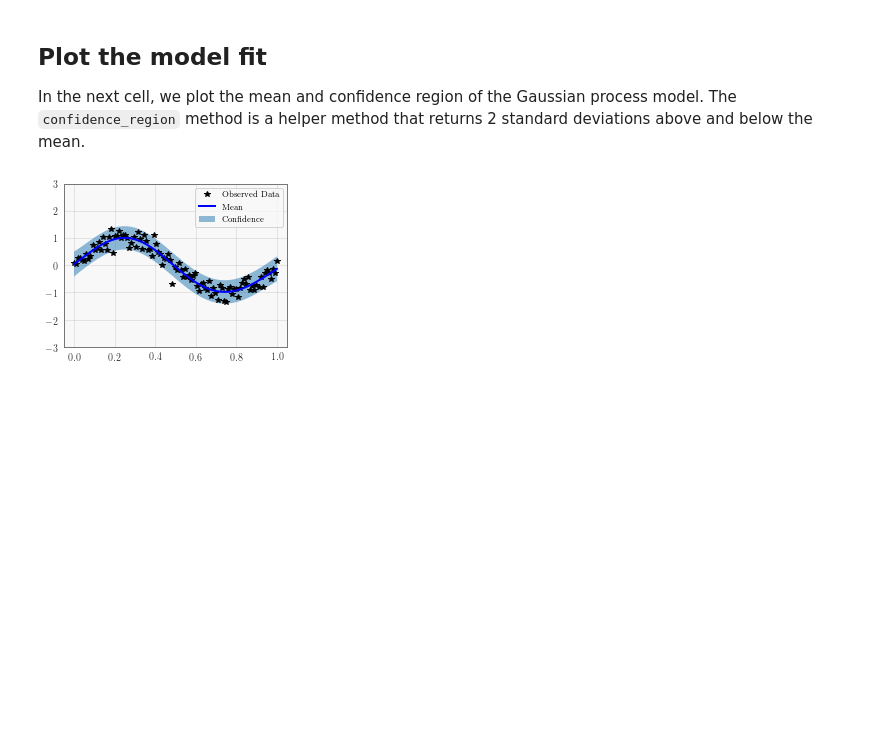
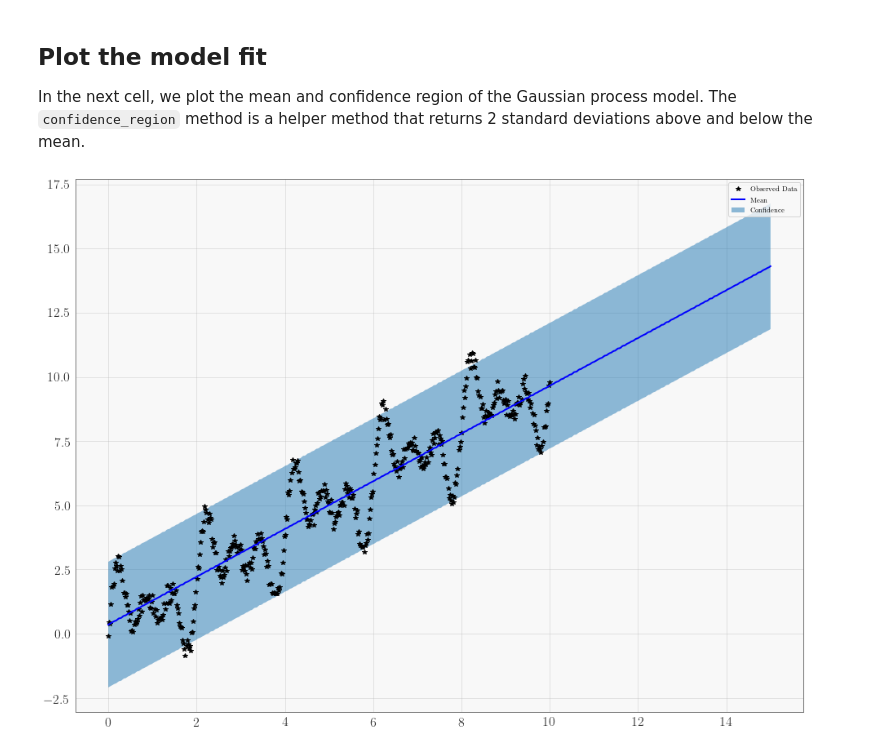
Before and after one commit to cornellius-gp/gpytorch, a Jupyter notebook: examples/01_Exact_GPs/Simple_GP_Regression.ipynb, the cells around one changed output. Drawn from its saved outputs; the diff is of its cells as text; code cells hidden in the pictures; blank space fills up the shorter version.

```diff
--- a/examples/01_Exact_GPs/Simple_GP_Regression.ipynb
+++ b/examples/01_Exact_GPs/Simple_GP_Regression.ipynb
@@ -30,7 +29,13 @@ The autoreload extension is already loaded. To reload it, use:
 
 In the next cell, we set up the training data for this example. We'll be using 100 regularly spaced points on [0,1] which we evaluate the function on and add Gaussian noise to get the training labels.
 # %%
-# Training data is 100 points in [0,1] inclusive regularly spaced
-train_x = torch.linspace(0, 1, 100)
+# Training data is 11 points in [0,1] inclusive regularly spaced
+train_x = torch.linspace(0, 10, 500).unsqueeze(-1).cuda()
 # True function is sin(2*pi*x) with Gaussian noise
-train_y = torch.sin(train_x * (2 * math.pi)) + torch.randn(train_x.size()) * 0.2
+train_y = torch.sin(train_x * (3 * math.pi)) + torch.sin(train_x * (2 * math.pi)) + torch.sin(train_x * (math.pi))
+# train_y = torch.sin(train_x * (2 * math.pi)) + 0.1 * torch.randn(train_x.size()).cuda()
+train_y = train_y.squeeze(-1).cuda()
+train_y = train_y + train_x.squeeze(-1)
+train_y = train_y + 0.2 * torch.randn(train_x.squeeze(-1).size()).cuda()
+
+plt.plot(train_x.squeeze().cpu(), train_y.squeeze().cpu())
@@ -74,8 +82,10 @@ covar_x = self.rbf_kernel_module(x) + self.white_noise_module(x)
 class ExactGPModel(gpytorch.models.ExactGP):
     def __init__(self, train_x, train_y, likelihood):
         super(ExactGPModel, self).__init__(train_x, train_y, likelihood)
-        self.mean_module = gpytorch.means.ConstantMean()
-        self.covar_module = gpytorch.kernels.ScaleKernel(gpytorch.kernels.RBFKernel())
+        self.mean_module = gpytorch.means.LinearMean(1)
+        self.covar_module = gpytorch.kernels.SpectralAutoregressiveFlowKernel(train_x.size(-1))
+#         self.covar_module = gpytorch.kernels.SpectralMixtureKernel(num_mixtures=5)
+#         self.covar_module.initialize_from_data(train_x.cpu(), train_y.cpu())
 
     def forward(self, x):
         mean_x = self.mean_module(x)
@@ -83,8 +93,8 @@ class ExactGPModel(gpytorch.models.ExactGP):
         return gpytorch.distributions.MultivariateNormal(mean_x, covar_x)
 
 # initialize likelihood and model
-likelihood = gpytorch.likelihoods.GaussianLikelihood()
-model = ExactGPModel(train_x, train_y, likelihood)
+likelihood = gpytorch.likelihoods.GaussianLikelihood().cuda()
+model = ExactGPModel(train_x, train_y, likelihood).cuda()
 # %% [markdown]
 ### Model modes
 
@@ -182,8 +190,8 @@ likelihood.eval()
 
 # Test points are regularly spaced along [0,1]
 # Make predictions by feeding model through likelihood
-with torch.no_grad(), gpytorch.settings.fast_pred_var():
-    test_x = torch.linspace(0, 1, 51)
+with torch.no_grad():
+    test_x = torch.linspace(0, 15, 500).cuda()
     observed_pred = likelihood(model(test_x))
 # %% [markdown]
 ## Plot the model fit
@@ -192,17 +200,17 @@ In the next cell, we plot the mean and confidence region of the Gaussian process
 # %%
 with torch.no_grad():
     # Initialize plot
-    f, ax = plt.subplots(1, 1, figsize=(4, 3))
+    f, ax = plt.subplots(1, 1, figsize=(16, 12))
 
     # Get upper and lower confidence bounds
     lower, upper = observed_pred.confidence_region()
     # Plot training data as black stars
-    ax.plot(train_x.numpy(), train_y.numpy(), 'k*')
+    ax.plot(train_x.detach().cpu().numpy(), train_y.detach().cpu().numpy(), 'k*')
     # Plot predictive means as blue line
-    ax.plot(test_x.numpy(), observed_pred.mean.numpy(), 'b')
+    ax.plot(test_x.detach().cpu().numpy(), observed_pred.mean.detach().cpu().numpy(), 'b')
     # Shade between the lower and upper confidence bounds
-    ax.fill_between(test_x.numpy(), lower.numpy(), upper.numpy(), alpha=0.5)
-    ax.set_ylim([-3, 3])
+    ax.fill_between(test_x.detach().cpu().numpy(), lower.detach().cpu().numpy(), upper.detach().cpu().numpy(), alpha=0.5)
+#     ax.set_ylim([-3, 3])
     ax.legend(['Observed Data', 'Mean', 'Confidence'])
 # %% [output]
-[figure, old version]
+[figure, new version]
```
Also changed, not shown: parts of 6 cells of this notebook, 7 other files.
